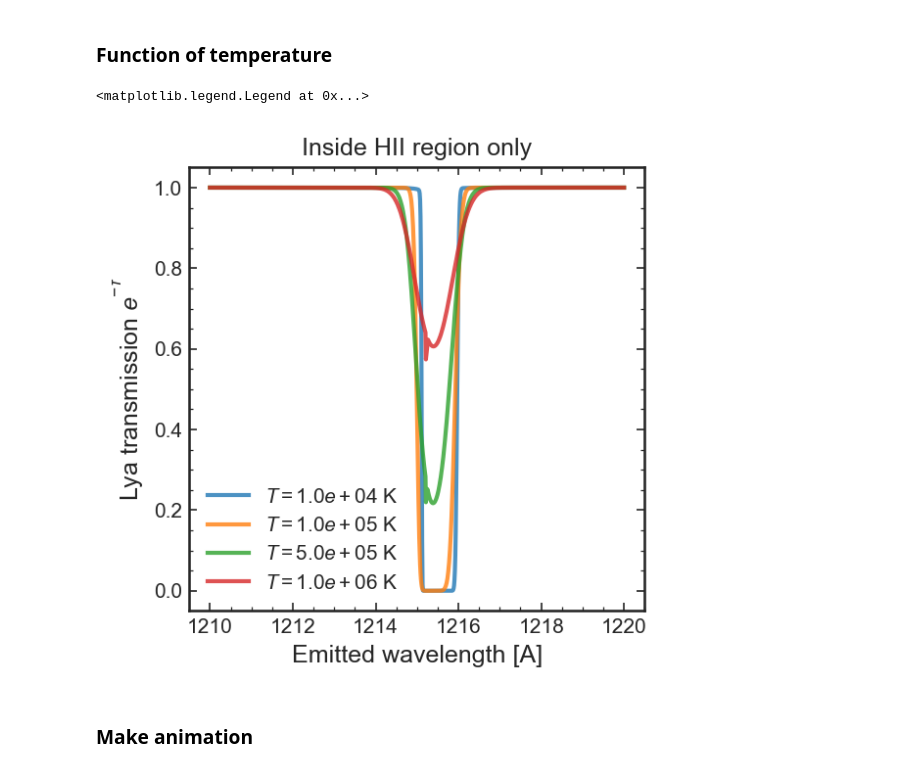
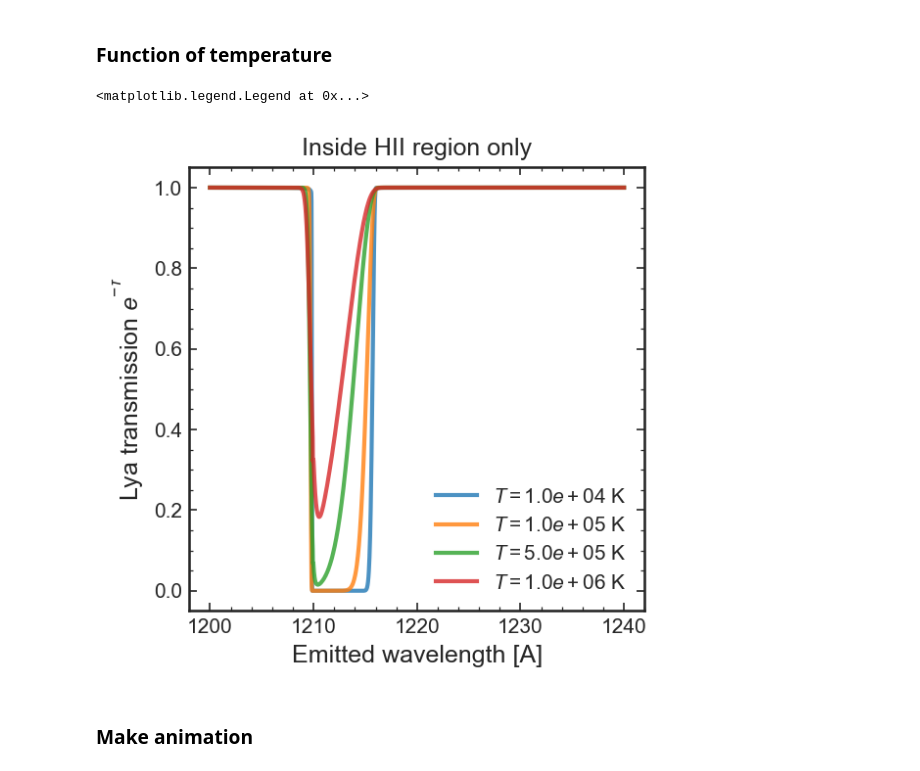
Before and after one commit to charlottenosam/LyaLineshapes, a Jupyter notebook: notebooks/bubble_size_lya_DV.ipynb, the cells around one changed output. Cells and saved outputs as stored; diff of their text form; code cells hidden in the pictures.

Commit message:
fixed comoving / proper distances

```diff
--- a/notebooks/bubble_size_lya_DV.ipynb
+++ b/notebooks/bubble_size_lya_DV.ipynb
@@ -760,23 +785,32 @@ Text(0.5, 0, 'Velocity offset [km/s]')
 # %%
-Ndot_ion = 2.e57/u.s
+# Haiman 2002
+fesc     = 0.25
+Ndot_ion = fesc*1.4e54/u.s
+tage     = 1e8*u.year
+C   = 10
+z_s = 6.55 #56
 
+# Cen & Haiman 2000
+Ndot_ion = 2e57/u.s
+tage     = 1e7*u.year
+C   = 3
 z_s = 7.
 
-R_ion = bubbles.R_bubble_CenHaiman2000(z_s=z_s, Ndot_ion=Ndot_ion, t_source=1e8*u.year)
-z_ion = bubbles.z_at_comoving_distance(R_ion, z_1=z_s)
+# R_ion is PROPER distance
+R_ion = bubbles.R_bubble_CenHaiman2000(z_s=z_s, Ndot_ion=Ndot_ion, t_source=tage)
+z_ion = bubbles.z_at_proper_distance(R_ion, z_1=z_s)
 z_min = 6.
-
 print(R_ion, z_ion)
 
-wave_em = np.linspace(1210, 1220., 1000) * u.Angstrom
+wave_em = np.linspace(1200, 1240., 2000) * u.Angstrom
 
 # inside bubble
 tau_HII = bubbles.optical_depth(wave_em, z_min=z_ion, z_max=z_s, z_s=z_s,
-                        inside_HII=True, T=1.e4*u.K, Ndot_ion=Ndot_ion)
+                                inside_HII=True, C_HII=C, T=1.e4*u.K, Ndot_ion=Ndot_ion)
 
 # in IGM
 tau_IGM = bubbles.optical_depth(wave_em, z_min=z_min, z_max=z_ion, z_s=z_s,
-                        inside_HII=False, T=1.*u.K, Ndot_ion=Ndot_ion)
+                                inside_HII=False, T=1.*u.K, Ndot_ion=Ndot_ion)
 
 tau_total = tau_IGM + tau_HII
 # %% [output]
@@ -794,31 +827,31 @@ bubbles.plot_tau(tau_tab, wave_em, R_ion, transmission=True)
 # %%
 Ndot_ion = 2.e55/u.s
 
 z_s = 7.
 
 R_ion = bubbles.R_bubble_CenHaiman2000(z_s=z_s, Ndot_ion=Ndot_ion, t_source=1e8*u.year)
-z_ion = bubbles.z_at_comoving_distance(R_ion, z_1=z_s)
+z_ion = bubbles.z_at_proper_distance(R_ion, z_1=z_s)
 z_min = 6.
 
 T_tab = [1e4, 1e5, 5e5, 1e6]
 
 for T in T_tab:
-    tau_HII_T = optical_depth(wave_em, z_min=z_ion, z_max=z_s, z_s=z_s,
-                              inside_HII=True, T=T*u.K, Ndot_ion=Ndot_ion)
+    tau_HII_T = bubbles.optical_depth(wave_em, z_min=z_ion, z_max=z_s, z_s=z_s,
+                                      inside_HII=True, T=T*u.K, Ndot_ion=Ndot_ion)
 
 #     plt.semilogy(wave_em, (tau_HII_T), label='$T=%.1e$ K' % T)
     plt.plot(wave_em, np.exp(-tau_HII_T), label='$T=%.1e$ K' % T, alpha=0.8)
 
 plt.xlabel('Emitted wavelength [A]')
 # plt.ylabel(r'Lya optical depth $\tau$')
 plt.ylabel(r'Lya transmission $e^{-\tau}$')
 
 plt.title('Inside HII region only')
 
 plt.legend()
 # %% [output]
 <matplotlib.legend.Legend at 0x...>
-[figure, old version]
+[figure, new version]
 # %% [markdown]
 ### Make animation
 # %% [markdown]
```
Also changed, not shown: parts of 16 cells of this notebook, 25 other files.
